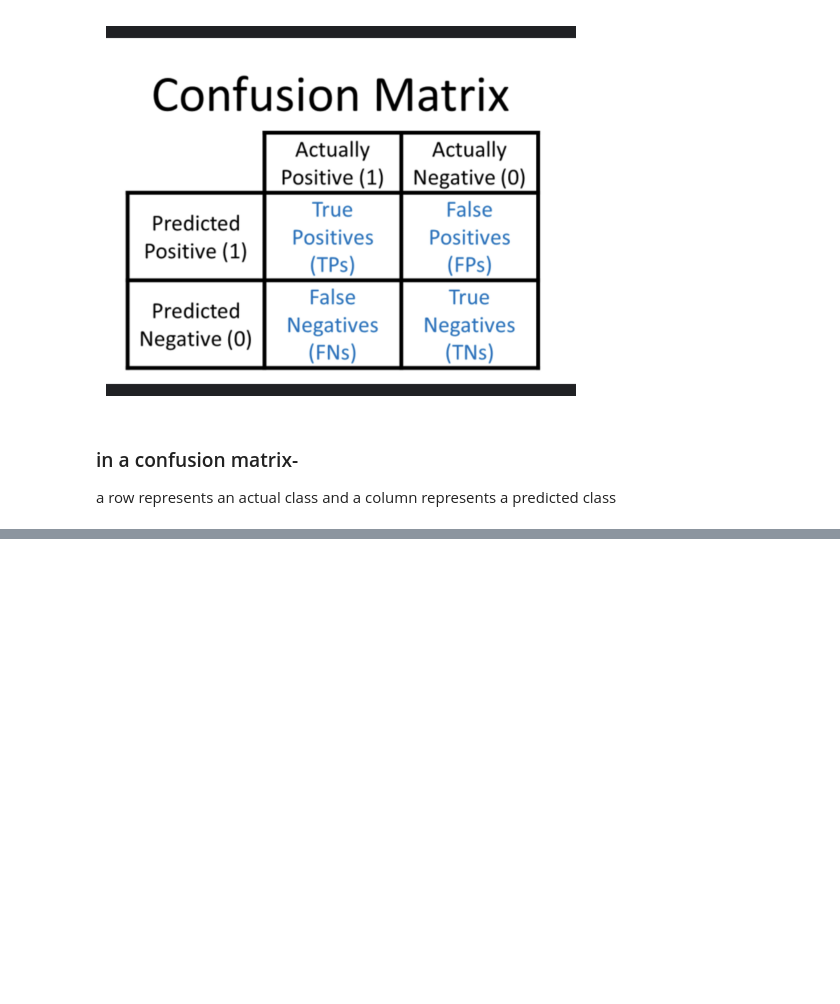
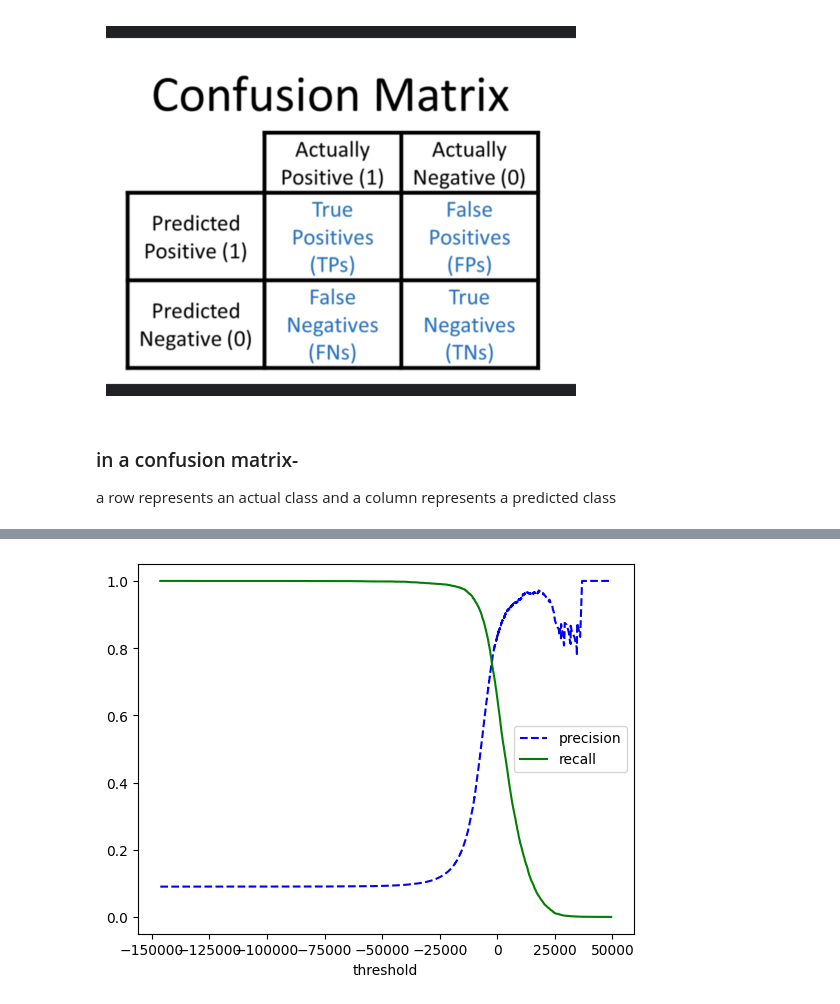
Before and after one commit to abhimanyudalal1/hands-on-ML, a Jupyter notebook: mnist.ipynb, the cells around one changed output, grey strips where cells are left out. Saved outputs shown, nothing was run; the diff lists cells and outputs as text; code cells hidden in the pictures; blank space fills up the shorter version.

```diff
--- a/mnist.ipynb
+++ b/mnist.ipynb
@@ -168,0 +216,19 @@ a row represents an actual class and a column represents a predicted class
+# %%
+y_scores= cross_val_predict(sgd_clf, X_train,y_train_5, cv=3, method= 'decision_function')
+# %%
+from sklearn.metrics import precision_recall_curve
+
+precision, recall, thresholds= precision_recall_curve( y_train_5, y_scores)
+# %%
+def plot_pr_thresholds(precision,recall,thresholds):
+    plt.plot(thresholds, precision[:-1],'b--',label='precision') # -1 is for slicing the last element cause precisions and recalls each have one extra element compared to thresholds.
+
+    plt.plot(thresholds, recall[:-1],'g-',label='recall' )
+    plt.xlabel('threshold')
+    # plt.ylabel('score')
+    plt.legend(loc='right')
+
+plot_pr_thresholds(precision, recall, thresholds)
+plt.show()
+# %% [output]
+[figure, added]
```
Also changed, not shown: parts of 36 cells of this notebook, 3 other files.
